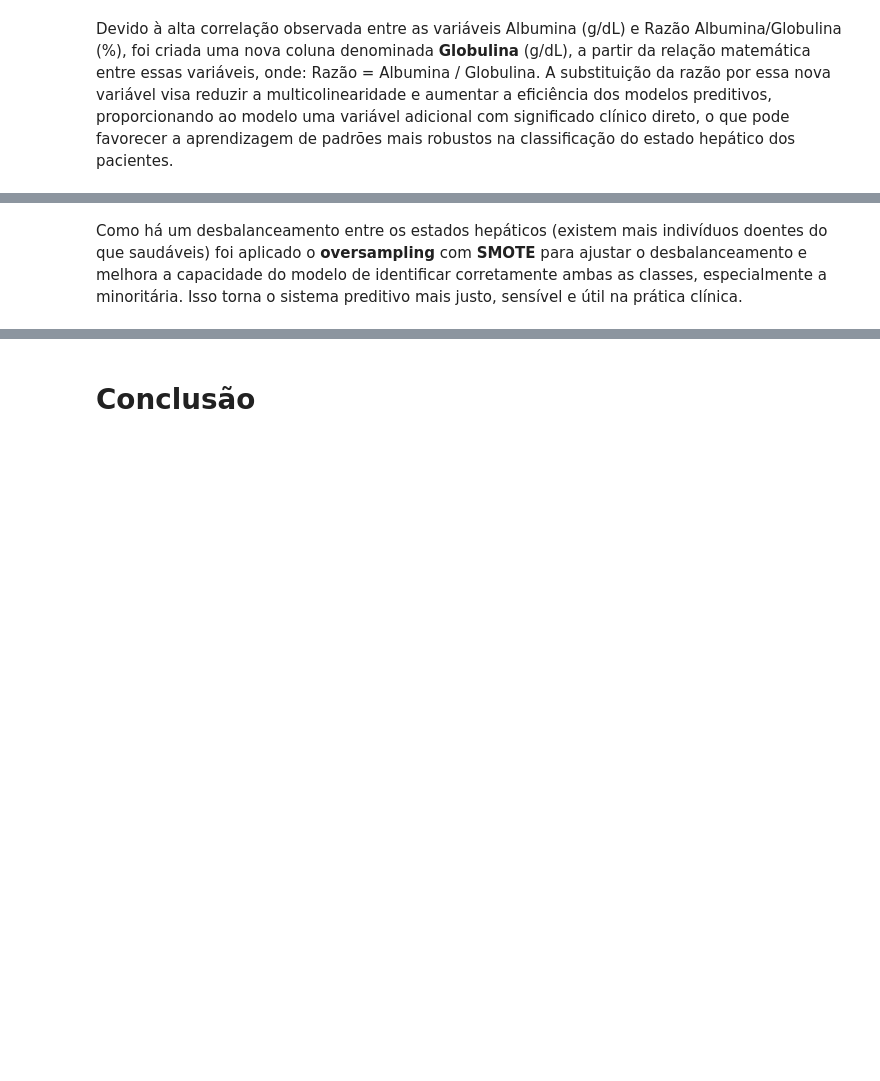
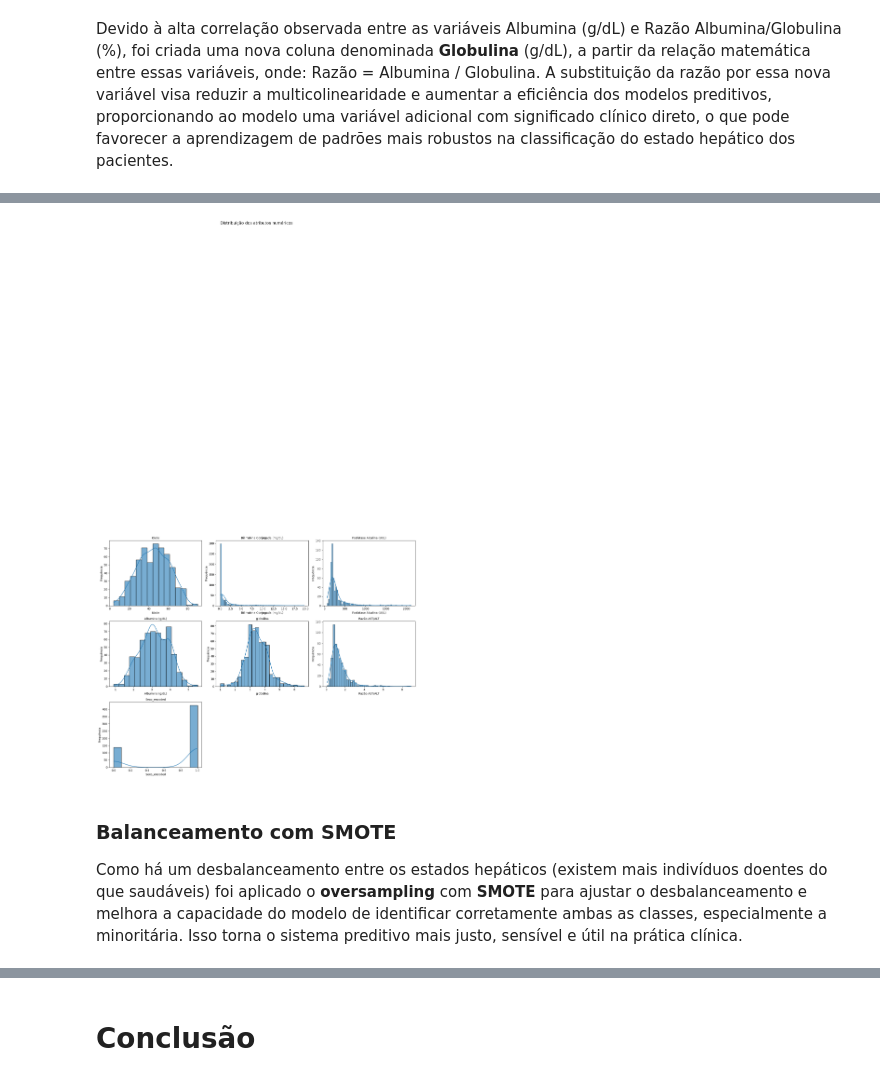
Before and after one commit to paulaRMachado/PUC-RIO-DTSC-MVP2, a Jupyter notebook: PUC_MVP_2.ipynb, the cells around one changed output, grey strips where cells are left out. Saved outputs shown, nothing was run; the diff lists cells and outputs as text; code cells hidden in the pictures; blank space fills up the shorter version.

```diff
--- a/PUC_MVP_2.ipynb
+++ b/PUC_MVP_2.ipynb
@@ -320,6 +320,30 @@ silver.head()
 # %%
 # Separar features (X) e target (y)
-X = silver.drop('Estado hepático', axis=1)
-y = silver['Estado hepático']
+X = silver.drop('Estado_encoded', axis=1)
+y = silver['Estado_encoded']
+# %%
+# Calcula o número de linhas da grade automaticamente
+num_cols = len(X)
+num_rows = math.ceil(num_cols / 3)
+
+plt.figure(figsize=(16, 4 * num_rows))
+
+for i, col in enumerate(X, 1):
+    plt.subplot(num_rows, 3, i)
+    sns.histplot(
+        data=X,
+        x=col,
+        kde=True,
+        alpha=0.6
+    )
+    plt.title(col, fontsize=10)
+    plt.xlabel(col)
+    plt.ylabel('Frequência')
+
+plt.suptitle('Distribuição dos atributos numéricos', y=1.02, fontsize=14)
+plt.tight_layout()
+plt.show()
+# %% [output]
+[figure, added]
 # %%
 X_train, X_test, y_train, y_test = train_test_split(X, y, test_size=0.3, random_state=42, stratify=y)
@@ -326,4 +365,6 @@ X_train, X_test, y_train, y_test = train_test_split(X, y, test_size=0.3, random_
 # %% [markdown]
+### Balanceamento com SMOTE
+
 Como há um desbalanceamento entre os estados hepáticos (existem mais indivíduos doentes do que saudáveis) foi aplicado o **oversampling** com **SMOTE** para ajustar o desbalanceamento e melhora a capacidade do modelo de identificar corretamente ambas as classes, especialmente a minoritária. Isso torna o sistema preditivo mais justo, sensível e útil na prática clínica.
 # %%
 smote = SMOTE(random_state=42)
```
Also changed, not shown: parts of 18 cells of this notebook.
